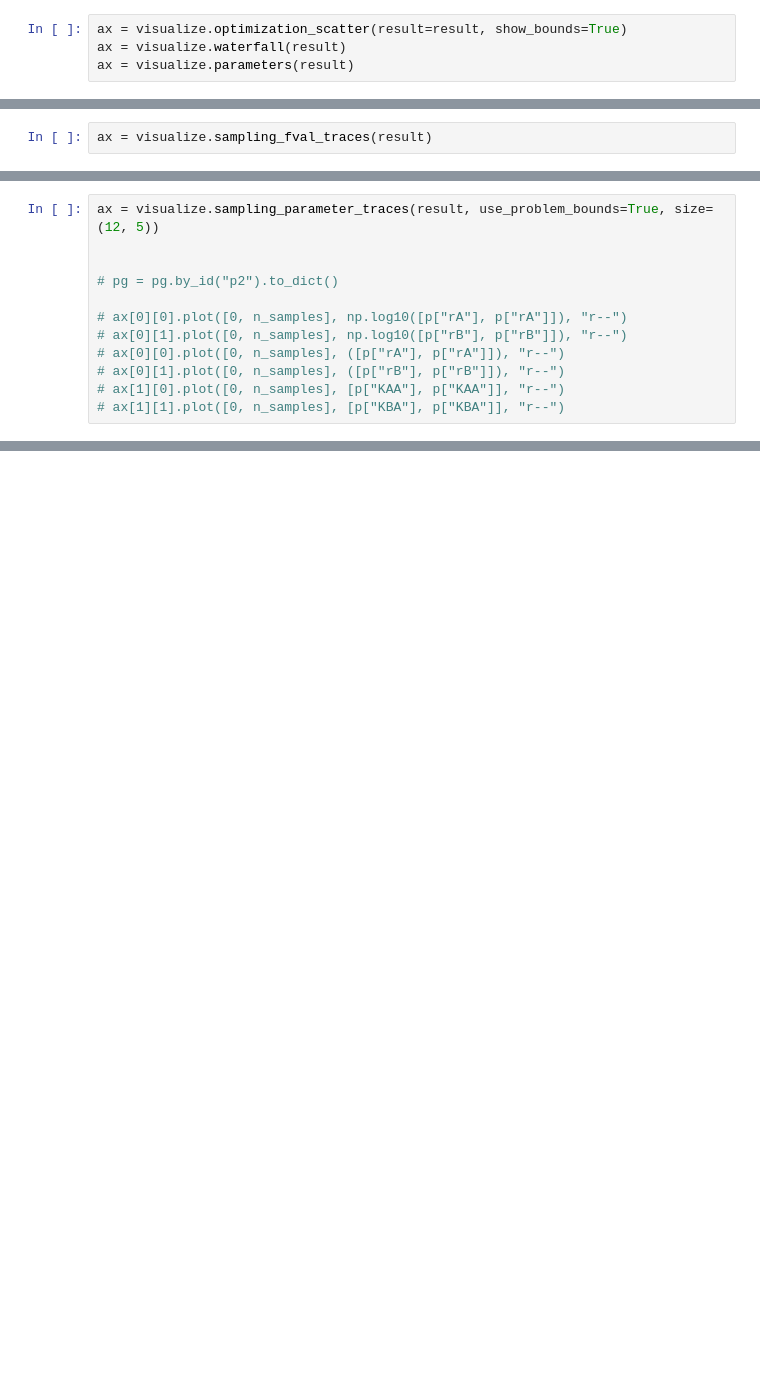
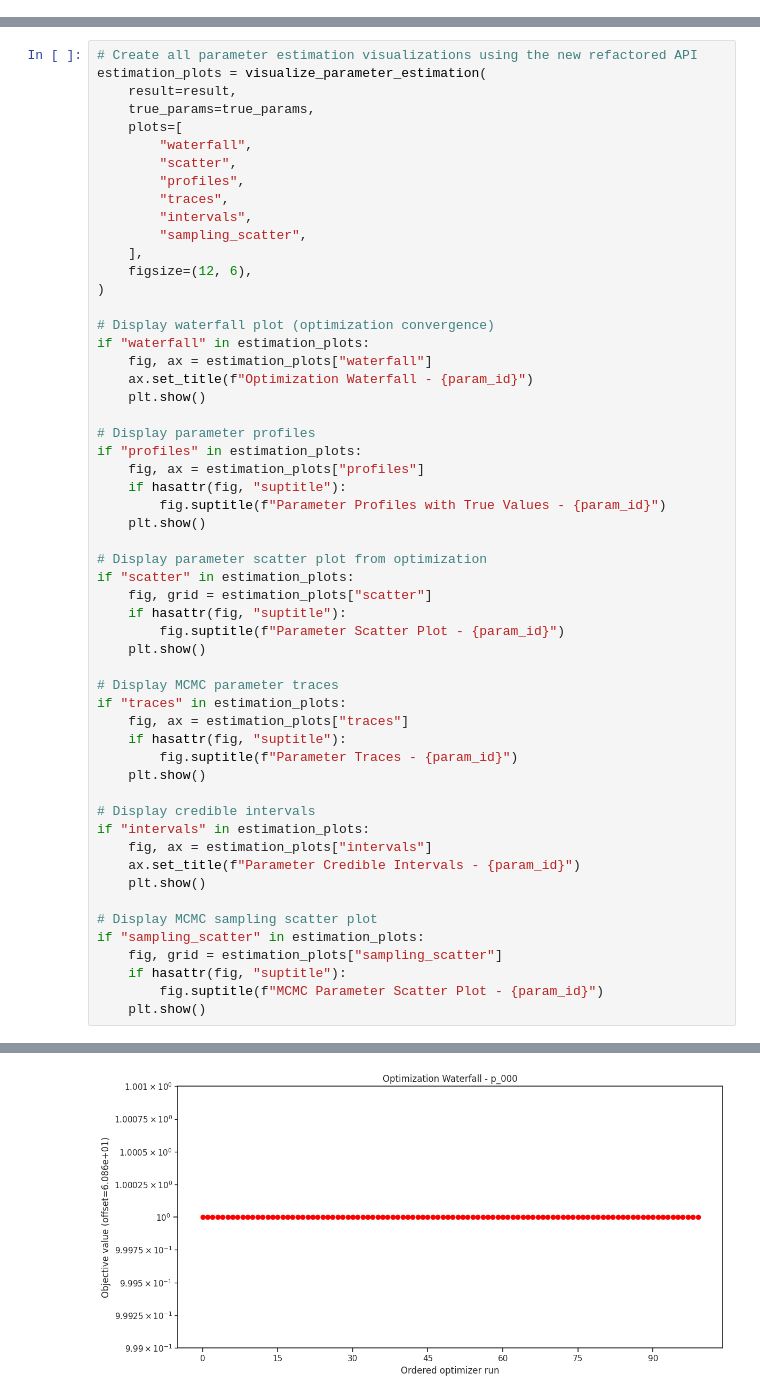
Before and after one commit to devoncallan/PolyPESTO, a Jupyter notebook: experiments/irreversible_cpe/single_rxn/analysis.ipynb, the cells around one changed output, grey strips where cells are left out. Drawn from its saved outputs; the diff is of its cells as text; blank space fills up the shorter version.

```diff
--- a/experiments/irreversible_cpe/single_rxn/analysis.ipynb
+++ b/experiments/irreversible_cpe/single_rxn/analysis.ipynb
@@ -176,4 +0,0 @@ Engine will use up to 8 processes (= CPU count).
-# %%
-ax = visualize.optimization_scatter(result=result, show_bounds=True)
-ax = visualize.waterfall(result)
-ax = visualize.parameters(result)
@@ -229,2 +0,0 @@ result.sample_result
-# %%
-ax = visualize.sampling_fval_traces(result)
@@ -235,12 +0,0 @@ You may want to use, e.g., `pypesto.sample.geweke_test`.
-# %%
-ax = visualize.sampling_parameter_traces(result, use_problem_bounds=True, size=(12, 5))
-
-
-# pg = pg.by_id("p2").to_dict()
-
-# ax[0][0].plot([0, n_samples], np.log10([p["rA"], p["rA"]]), "r--")
-# ax[0][1].plot([0, n_samples], np.log10([p["rB"], p["rB"]]), "r--")
-# ax[0][0].plot([0, n_samples], ([p["rA"], p["rA"]]), "r--")
-# ax[0][1].plot([0, n_samples], ([p["rB"], p["rB"]]), "r--")
-# ax[1][0].plot([0, n_samples], [p["KAA"], p["KAA"]], "r--")
-# ax[1][1].plot([0, n_samples], [p["KBA"], p["KBA"]], "r--")
@@ -519,0 +257,56 @@ array([[-0.31629117, -0.04771733],
+# %%
+# Create all parameter estimation visualizations using the new refactored API
+estimation_plots = visualize_parameter_estimation(
+    result=result,
+    true_params=true_params,
+    plots=[
+        "waterfall",
+        "scatter",
+        "profiles",
+        "traces",
+        "intervals",
+        "sampling_scatter",
+    ],
+    figsize=(12, 6),
+)
+
+# Display waterfall plot (optimization convergence)
+if "waterfall" in estimation_plots:
+    fig, ax = estimation_plots["waterfall"]
+    ax.set_title(f"Optimization Waterfall - {param_id}")
+    plt.show()
+
+# Display parameter profiles
+if "profiles" in estimation_plots:
+    fig, ax = estimation_plots["profiles"]
+    if hasattr(fig, "suptitle"):
+        fig.suptitle(f"Parameter Profiles with True Values - {param_id}")
+    plt.show()
+
+# Display parameter scatter plot from optimization
+if "scatter" in estimation_plots:
+    fig, grid = estimation_plots["scatter"]
+    if hasattr(fig, "suptitle"):
+        fig.suptitle(f"Parameter Scatter Plot - {param_id}")
+    plt.show()
+
+# Display MCMC parameter traces
+if "traces" in estimation_plots:
+    fig, ax = estimation_plots["traces"]
+    if hasattr(fig, "suptitle"):
+        fig.suptitle(f"Parameter Traces - {param_id}")
+    plt.show()
+
+# Display credible intervals
+if "intervals" in estimation_plots:
+    fig, ax = estimation_plots["intervals"]
+    ax.set_title(f"Parameter Credible Intervals - {param_id}")
+    plt.show()
+
+# Display MCMC sampling scatter plot
+if "sampling_scatter" in estimation_plots:
+    fig, grid = estimation_plots["sampling_scatter"]
+    if hasattr(fig, "suptitle"):
+        fig.suptitle(f"MCMC Parameter Scatter Plot - {param_id}")
+    plt.show()
+# %% [output]
@@ -519,0 +314 @@ array([[-0.31629117, -0.04771733],
+[figure, added]
```
Also changed, not shown: parts of 40 cells of this notebook, 37 other files.
